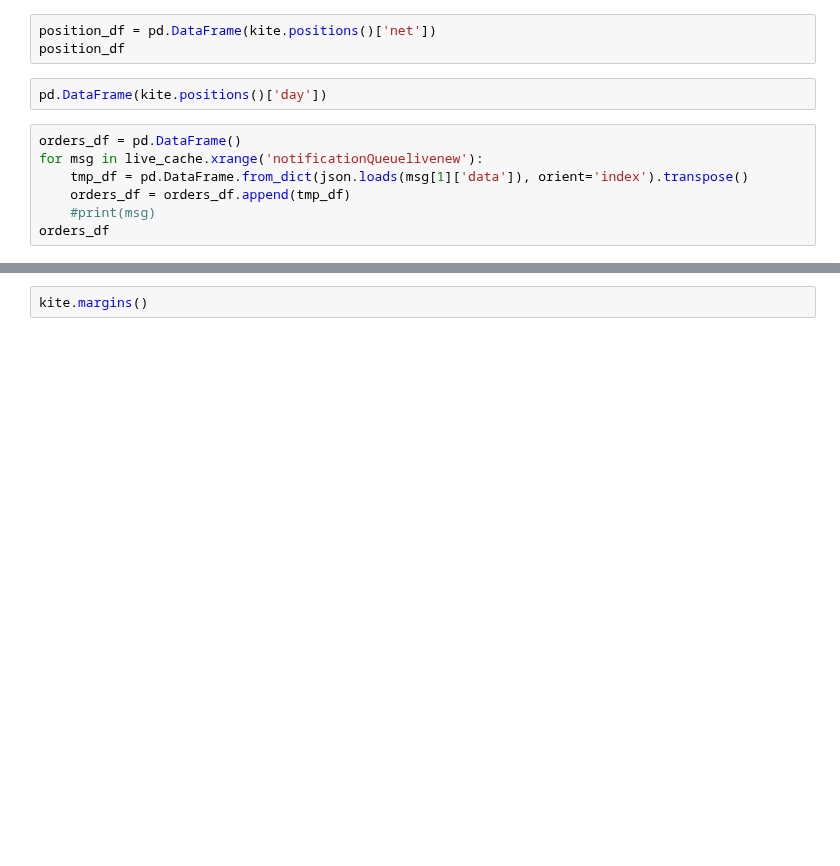
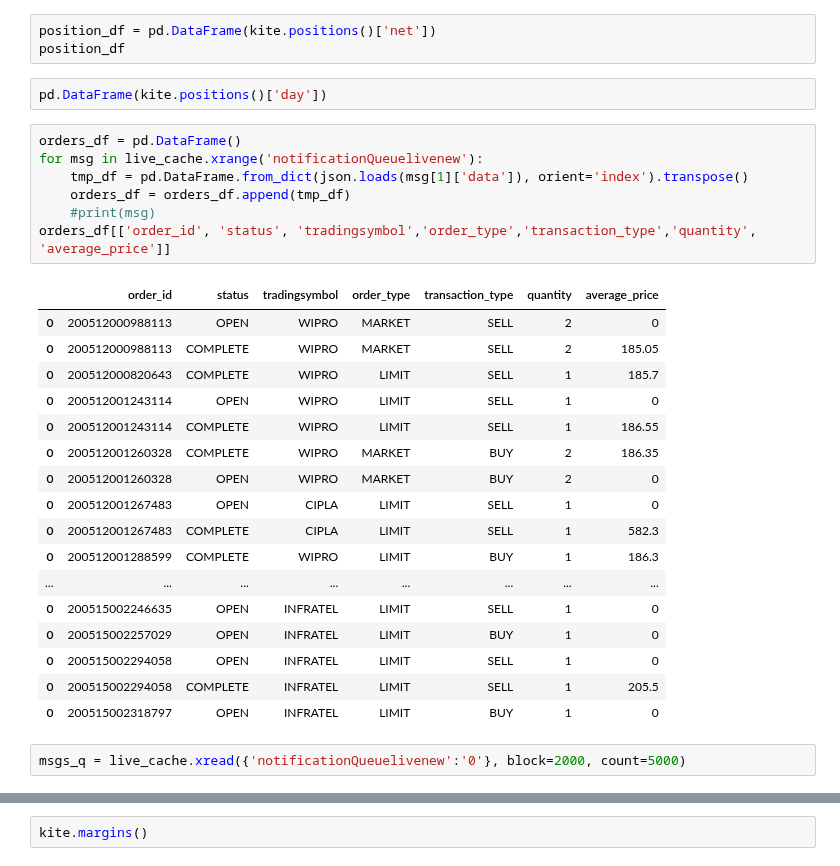
Before and after one commit to suhansaha/algotrader, a Jupyter notebook: src/freedom_v2_unit_test.ipynb, the cells around one changed output, grey strips where cells are left out. Drawn from its saved outputs; the diff is of its cells as text; blank space fills up the shorter version.

```diff
--- a/src/freedom_v2_unit_test.ipynb
+++ b/src/freedom_v2_unit_test.ipynb
@@ -424,7 +451,27 @@ pd.DataFrame(kite.positions()['day'])
 # %%
 orders_df = pd.DataFrame()
 for msg in live_cache.xrange('notificationQueuelivenew'):
     tmp_df = pd.DataFrame.from_dict(json.loads(msg[1]['data']), orient='index').transpose()
     orders_df = orders_df.append(tmp_df)
     #print(msg)
-orders_df
+orders_df[['order_id', 'status', 'tradingsymbol','order_type','transaction_type','quantity', 'average_price']]
+# %% [output]
+|  | order_id | status | tradingsymbol | order_type | transaction_type | quantity | average_price |
+| 0 | 200512000988113 | OPEN | WIPRO | MARKET | SELL | 2 | 0 |
+| 0 | 200512000988113 | COMPLETE | WIPRO | MARKET | SELL | 2 | 185.05 |
+| 0 | 200512000820643 | COMPLETE | WIPRO | LIMIT | SELL | 1 | 185.7 |
+| 0 | 200512001243114 | OPEN | WIPRO | LIMIT | SELL | 1 | 0 |
+| 0 | 200512001243114 | COMPLETE | WIPRO | LIMIT | SELL | 1 | 186.55 |
+| 0 | 200512001260328 | COMPLETE | WIPRO | MARKET | BUY | 2 | 186.35 |
+| 0 | 200512001260328 | OPEN | WIPRO | MARKET | BUY | 2 | 0 |
+| 0 | 200512001267483 | OPEN | CIPLA | LIMIT | SELL | 1 | 0 |
+| 0 | 200512001267483 | COMPLETE | CIPLA | LIMIT | SELL | 1 | 582.3 |
+| 0 | 200512001288599 | COMPLETE | WIPRO | LIMIT | BUY | 1 | 186.3 |
+| ... | ... | ... | ... | ... | ... | ... | ... |
+| 0 | 200515002246635 | OPEN | INFRATEL | LIMIT | SELL | 1 | 0 |
+| 0 | 200515002257029 | OPEN | INFRATEL | LIMIT | BUY | 1 | 0 |
+| 0 | 200515002294058 | OPEN | INFRATEL | LIMIT | SELL | 1 | 0 |
+| 0 | 200515002294058 | COMPLETE | INFRATEL | LIMIT | SELL | 1 | 205.5 |
+| 0 | 200515002318797 | OPEN | INFRATEL | LIMIT | BUY | 1 | 0 |
+# %%
+msgs_q = live_cache.xread({'notificationQueuelivenew':'0'}, block=2000, count=5000)
```
Also changed, not shown: parts of 39 cells of this notebook, 12 other files.
